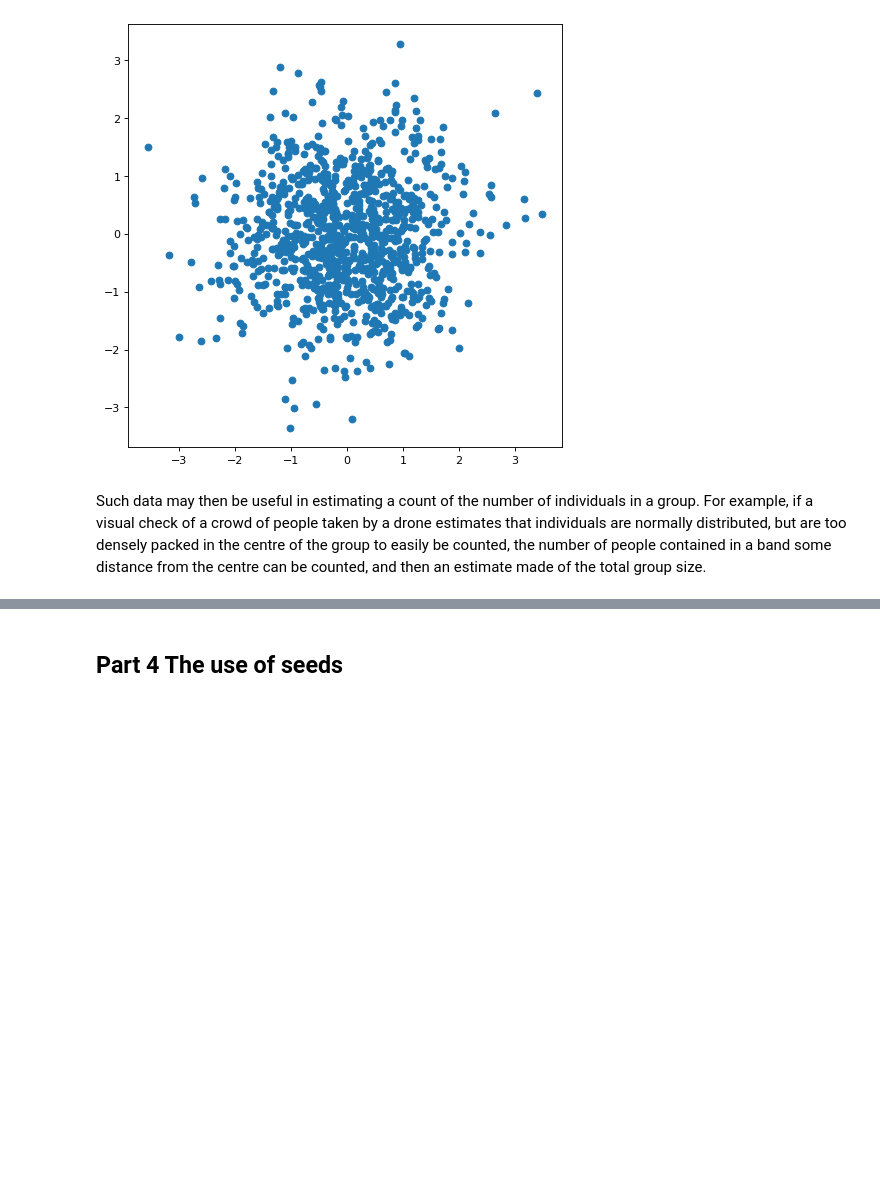
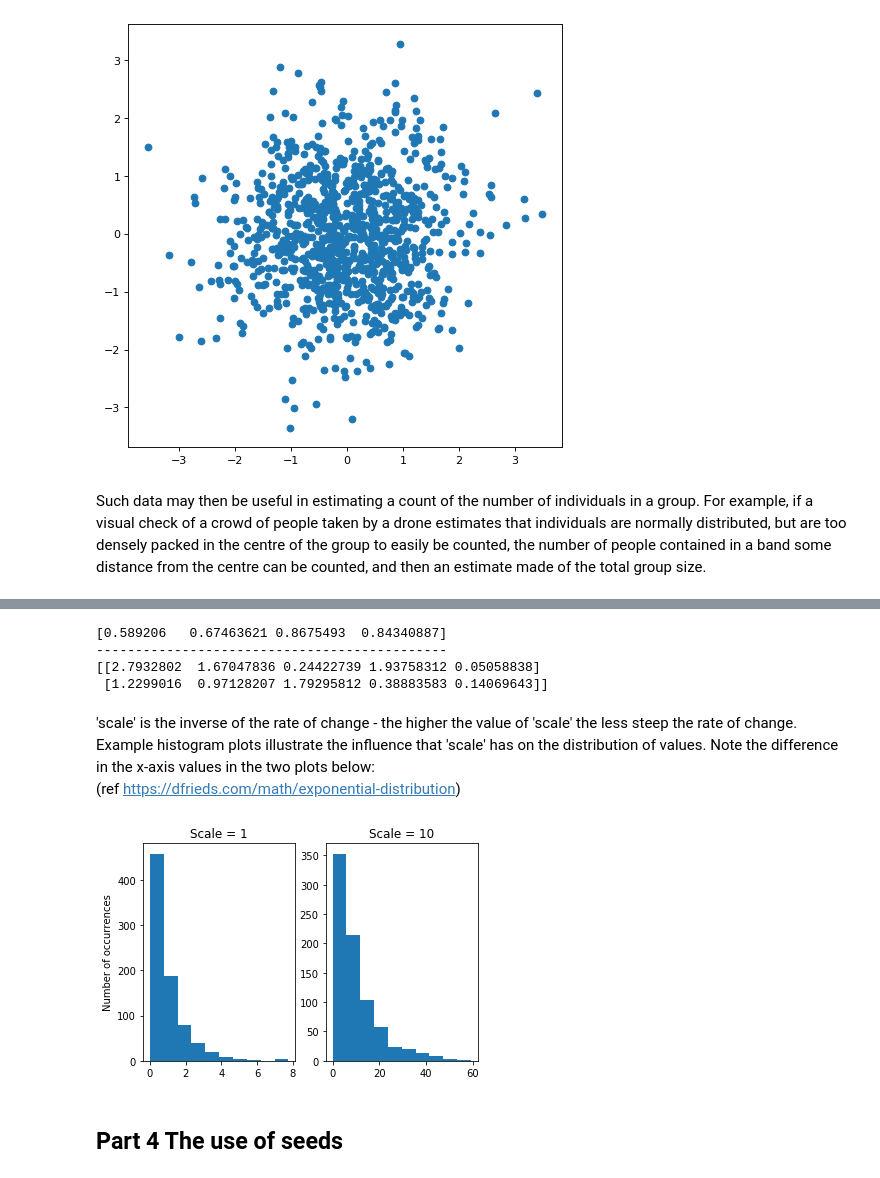
Before and after one commit to NigelSlack/numpy-random, a Jupyter notebook: numpy-random.ipynb, the cells around one changed output, grey strips where cells are left out. Drawn from its saved outputs; the diff is of its cells as text; code cells hidden in the pictures; blank space fills up the shorter version.

Commit message:
Update notebook - start on Exponential function
Start on description of the Exponential distribution

```diff
--- a/numpy-random.ipynb
+++ b/numpy-random.ipynb
@@ -313,3 +313,28 @@ plt.show()
+# %%
+print(np.random.exponential(size=(4)))
+print("---------------------------------------------")
+print(np.random.exponential(size=(2,5)))
+# %% [output]
+[0.589206   0.67463621 0.8675493  0.84340887]
+---------------------------------------------
+[[2.7932802  1.67047836 0.24422739 1.93758312 0.05058838]
+ [1.2299016  0.97128207 1.79295812 0.38883583 0.14069643]]
+# %% [markdown]
+'scale' is the inverse of the rate of change - the higher the value of 'scale' the less steep the rate of change. Example histogram plots illustrate the influence that 'scale' has on the distribution of values. Note the difference in the x-axis values in the two plots below:
+(ref https://dfrieds.com/math/exponential-distribution)
+# %%
+x = list(np.random.exponential(scale=1, size=800))
+y = list(np.random.exponential(scale=10,size=800))
+plt.subplot(1,2,1)
+plt.ylabel('Number of occurrences')
+plt.hist(x)
+plt.title('Scale = 1')
+plt.subplot(1,2,2)
+plt.hist(y)
+plt.title('Scale = 10')
+plt.show()
+# %% [output]
+[figure, added]
 # %% [markdown]
 ## Part 4 The use of seeds
 # %% [markdown]
```
Also changed, not shown: parts of 3 cells of this notebook.
